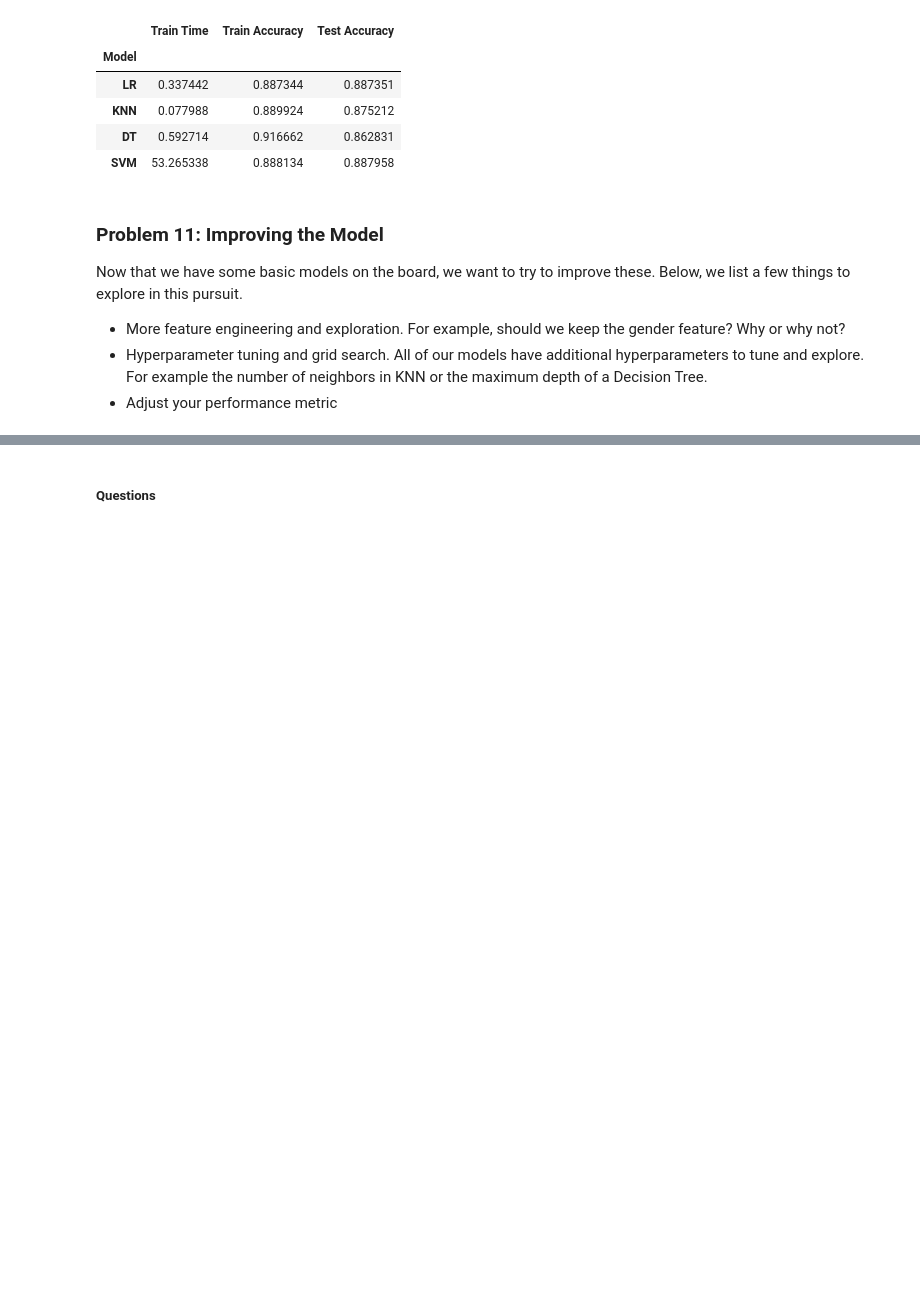
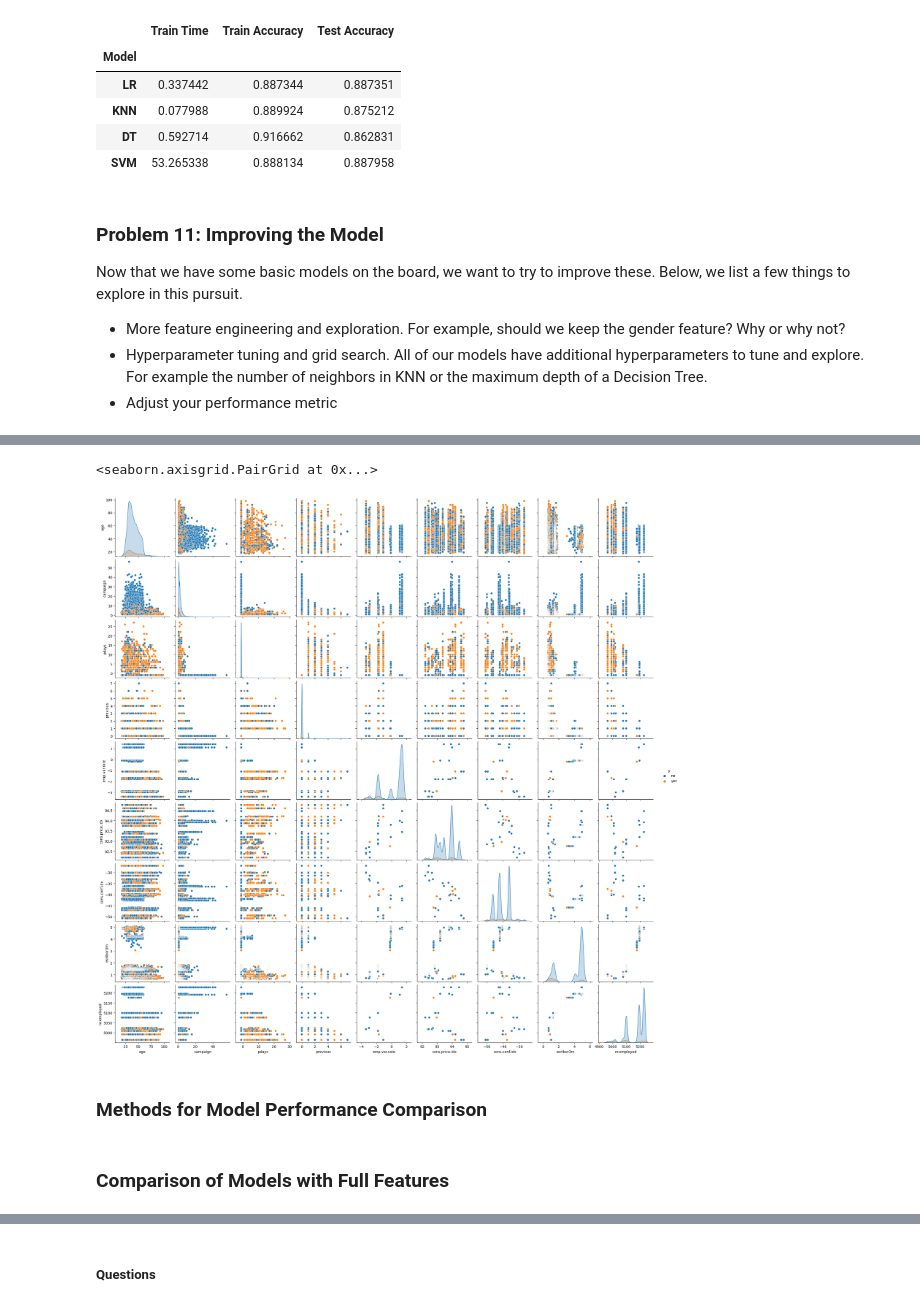
Before and after one commit to zaldabus/bank_marketing_campaign, a Jupyter notebook: prompt_III.ipynb, the cells around one changed output, grey strips where cells are left out. Saved outputs shown, nothing was run; the diff lists cells and outputs as text; code cells hidden in the pictures; blank space fills up the shorter version.

```diff
--- a/prompt_III.ipynb
+++ b/prompt_III.ipynb
@@ -318,0 +337,4 @@ Now that we have some basic models on the board, we want to try to improve these
+# %%
+no_duration_df = df.drop('duration', axis=1)
+no_duration_df.loc[no_duration_df['pdays'] == 999, 'pdays'] = -1
+no_duration_df['pdays'].value_counts()
@@ -318,0 +359,7 @@ Now that we have some basic models on the board, we want to try to improve these
+# %%
+sns.pairplot(no_duration_df, hue='y')
+# %% [output]
+<seaborn.axisgrid.PairGrid at 0x...>
+[figure, added]
+# %% [markdown]
+### Methods for Model Performance Comparison
@@ -318,0 +410,2 @@ Now that we have some basic models on the board, we want to try to improve these
+# %% [markdown]
+### Comparison of Models with Full Features
```
Also changed, not shown: parts of 12 cells of this notebook.
